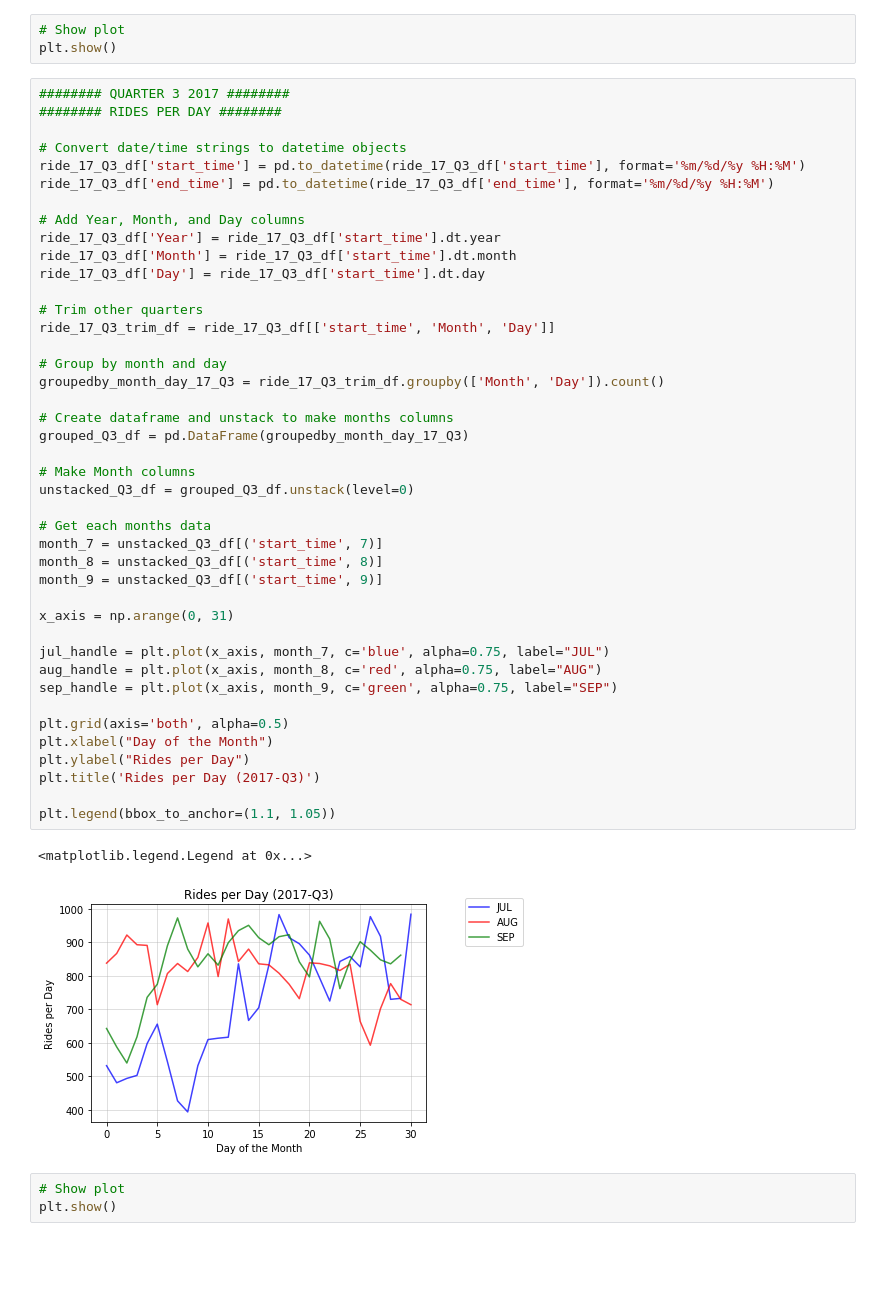
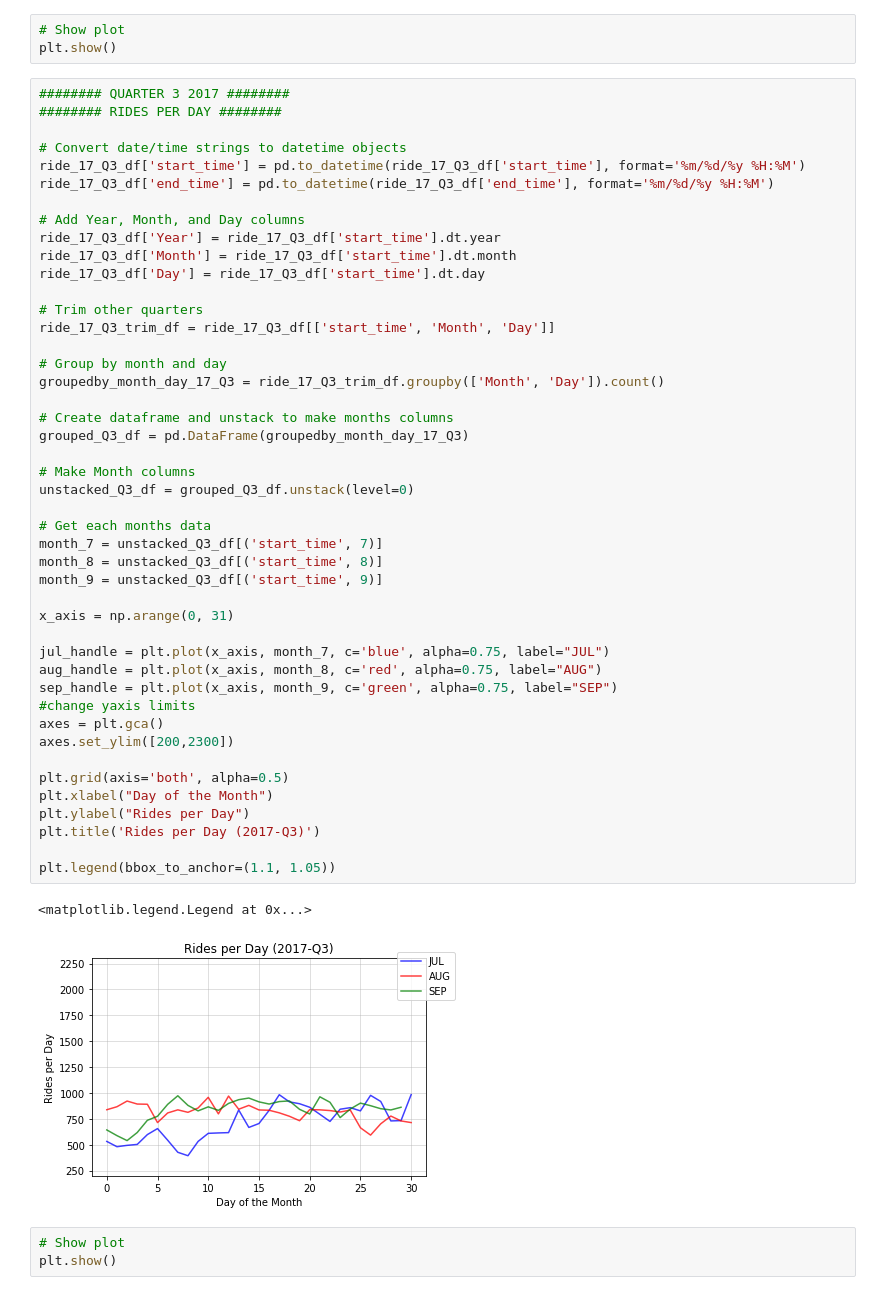
Before and after one commit to sqweets/Project1-LA-Bike_Share, a Jupyter notebook: Project_One_RidesPerDayAndMonth.ipynb, the cells around one changed output. Saved outputs shown, nothing was run; the diff lists cells and outputs as text; blank space fills up the shorter version.

```diff
--- a/Project_One_RidesPerDayAndMonth.ipynb
+++ b/Project_One_RidesPerDayAndMonth.ipynb
@@ -273,34 +280,37 @@ ride_17_Q3_df['Day'] = ride_17_Q3_df['start_time'].dt.day
 ride_17_Q3_trim_df = ride_17_Q3_df[['start_time', 'Month', 'Day']]
 
 # Group by month and day
 groupedby_month_day_17_Q3 = ride_17_Q3_trim_df.groupby(['Month', 'Day']).count()
 
 # Create dataframe and unstack to make months columns
 grouped_Q3_df = pd.DataFrame(groupedby_month_day_17_Q3)
 
 # Make Month columns
 unstacked_Q3_df = grouped_Q3_df.unstack(level=0)
 
 # Get each months data
 month_7 = unstacked_Q3_df[('start_time', 7)]
 month_8 = unstacked_Q3_df[('start_time', 8)]
 month_9 = unstacked_Q3_df[('start_time', 9)]
 
 x_axis = np.arange(0, 31)
 
 jul_handle = plt.plot(x_axis, month_7, c='blue', alpha=0.75, label="JUL")
 aug_handle = plt.plot(x_axis, month_8, c='red', alpha=0.75, label="AUG")
 sep_handle = plt.plot(x_axis, month_9, c='green', alpha=0.75, label="SEP")
+#change yaxis limits
+axes = plt.gca()
+axes.set_ylim([200,2300])
 
 plt.grid(axis='both', alpha=0.5)
 plt.xlabel("Day of the Month")
 plt.ylabel("Rides per Day")
 plt.title('Rides per Day (2017-Q3)')
 
 plt.legend(bbox_to_anchor=(1.1, 1.05))
 # %% [output]
 <matplotlib.legend.Legend at 0x...>
-[figure, old version]
+[figure, new version]
 # %%
 # Show plot
 plt.show()
```
Also changed, not shown: parts of 4 cells of this notebook.
